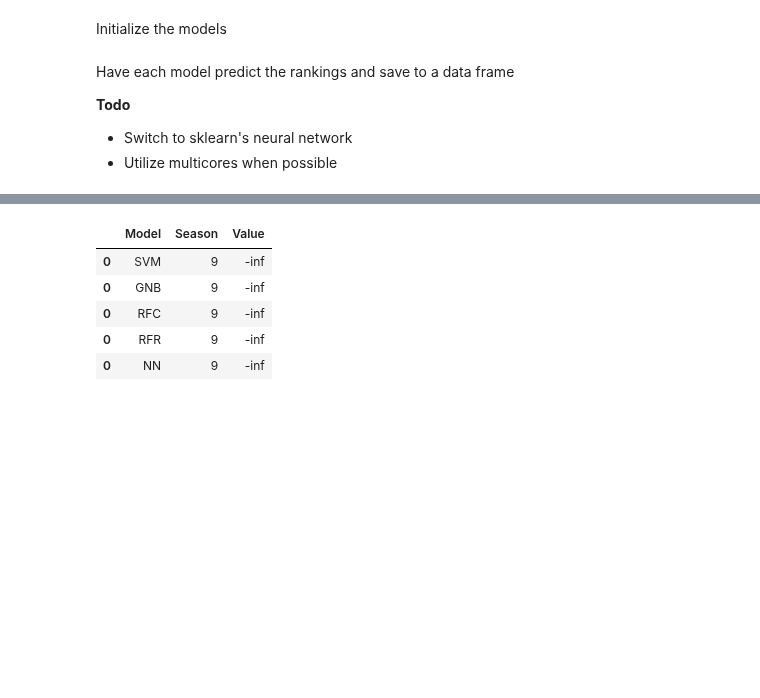
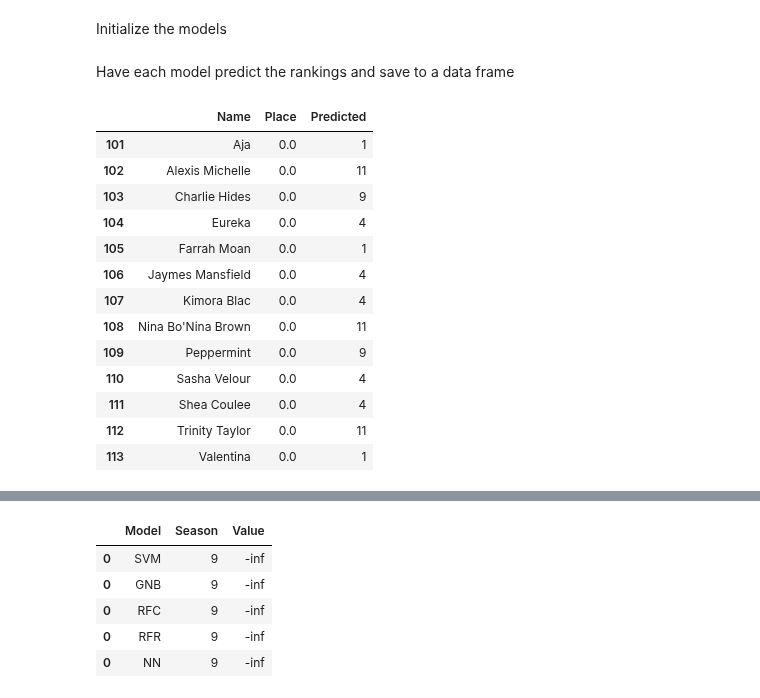
Before and after one commit to telliott27/rupaulsdragrace, a Jupyter notebook: Drag Race Season 9.ipynb, the cells around one changed output, grey strips where cells are left out. Saved outputs shown, nothing was run; the diff lists cells and outputs as text; code cells hidden in the pictures; blank space fills up the shorter version.

```diff
--- a/Drag Race Season 9.ipynb
+++ b/Drag Race Season 9.ipynb
@@ -155,8 +225,20 @@ nn_model = neural_network([8,5,14])
 # %% [markdown]
 Have each model predict the rankings and save to a data frame
-
-**Todo**
-
-- Switch to sklearn's neural network
-- Utilize multicores when possible
+# %%
+predictSeason(9,nn2_model,queens,True)
+# %% [output]
+|  | Name | Place | Predicted |
+| 101 | Aja | 0.0 | 1 |
+| 102 | Alexis Michelle | 0.0 | 11 |
+| 103 | Charlie Hides | 0.0 | 9 |
+| 104 | Eureka | 0.0 | 4 |
+| 105 | Farrah Moan | 0.0 | 1 |
+| 106 | Jaymes Mansfield | 0.0 | 4 |
+| 107 | Kimora Blac | 0.0 | 4 |
+| 108 | Nina Bo'Nina Brown | 0.0 | 11 |
+| 109 | Peppermint | 0.0 | 9 |
+| 110 | Sasha Velour | 0.0 | 4 |
+| 111 | Shea Coulee | 0.0 | 4 |
+| 112 | Trinity Taylor | 0.0 | 11 |
+| 113 | Valentina | 0.0 | 1 |
 # %%
```
Also changed, not shown: parts of 18 cells of this notebook, 4 other files.
